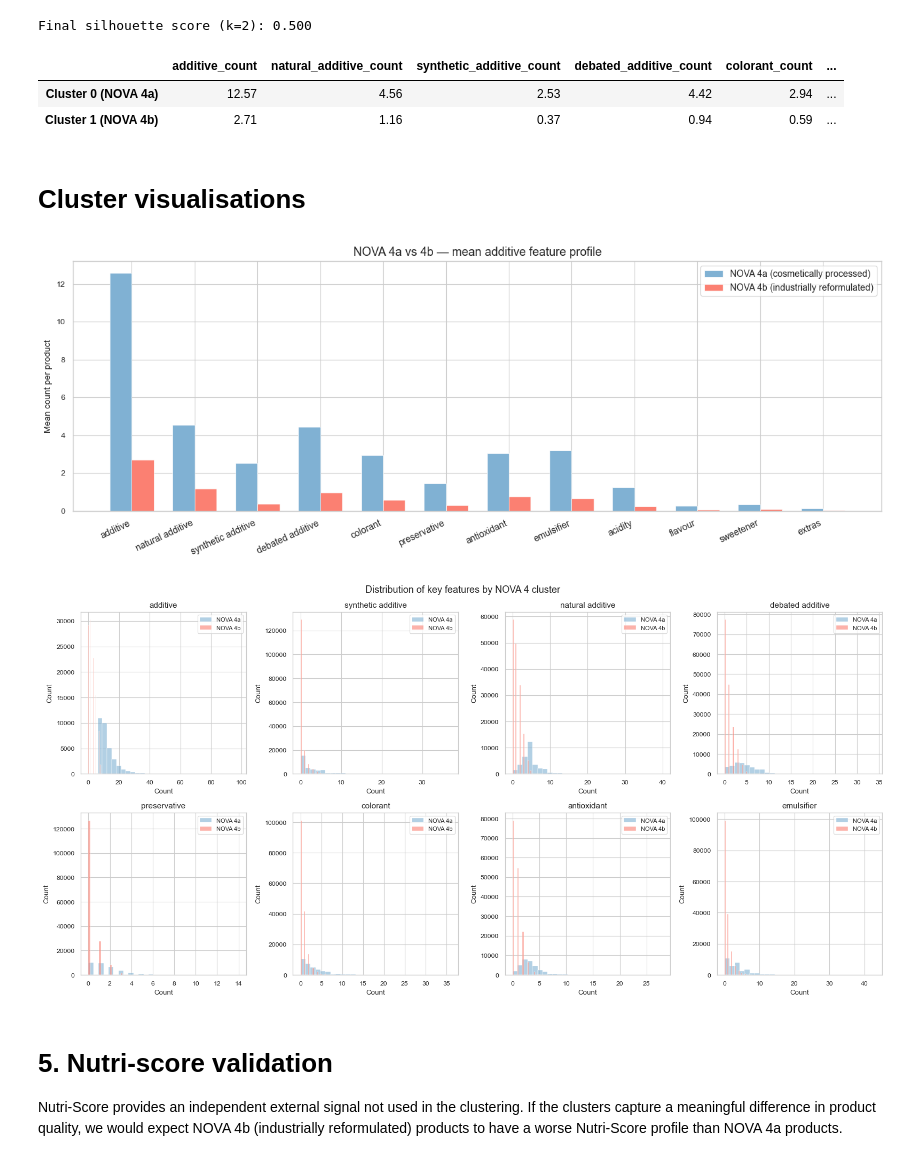
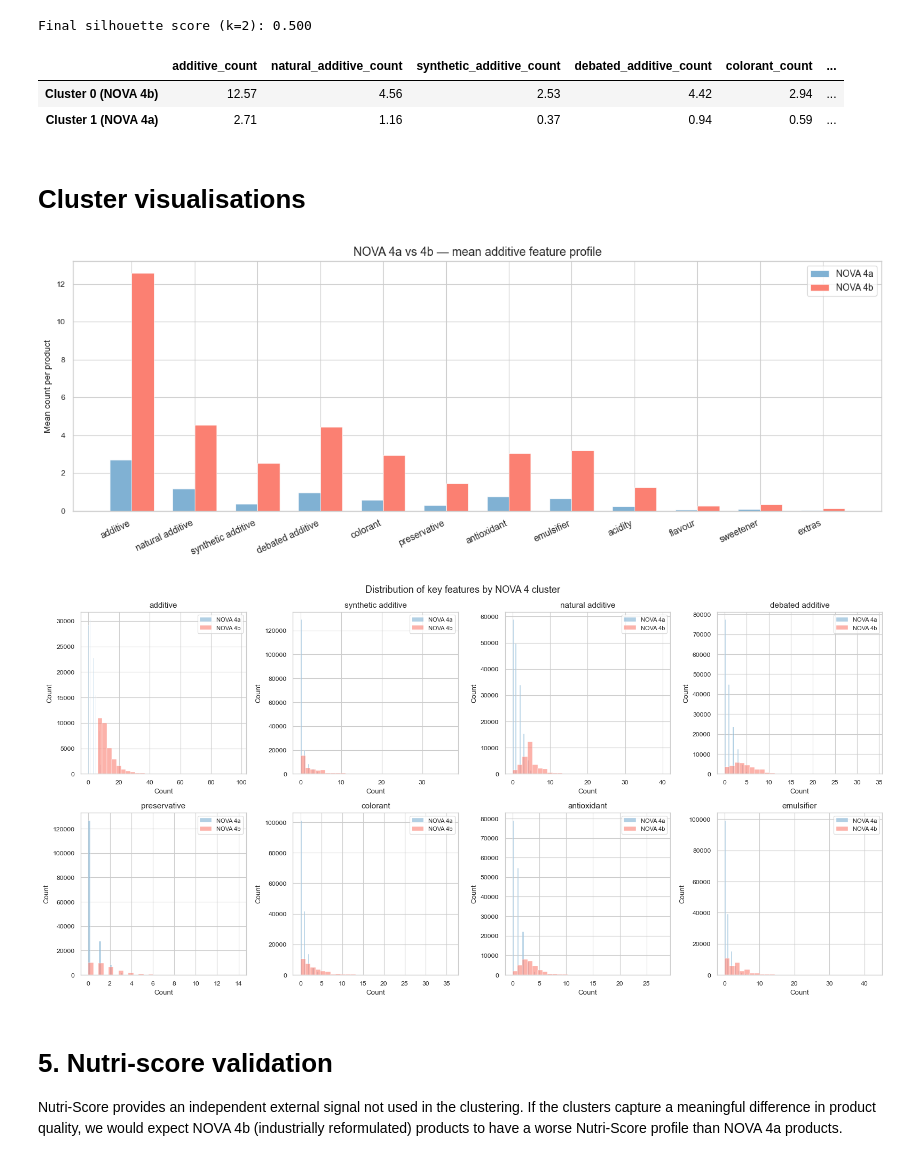
Before and after one commit to SofieBT2/DataScience2026, a Jupyter notebook: src/NOVA4subdivision.ipynb, the cells around one changed output. Cells and saved outputs as stored; diff of their text form; code cells hidden in the pictures.

```diff
--- a/src/NOVA4subdivision.ipynb
+++ b/src/NOVA4subdivision.ipynb
@@ -293,12 +293,12 @@ cluster_centers = pd.DataFrame(
     scaler.inverse_transform(kmeans.cluster_centers_),
     columns=final_feature_cols
 )
-cluster_centers.index = ['Cluster 0 (NOVA 4a)', 'Cluster 1 (NOVA 4b)'] #assigning pseudo-labels
+cluster_centers.index = ['Cluster 0 (NOVA 4b)', 'Cluster 1 (NOVA 4a)'] #assigning pseudo-labels
 cluster_centers.round(2)
 # %% [output]
 |  | additive_count | natural_additive_count | synthetic_additive_count | debated_additive_count | colorant_count | ... |
-| Cluster 0 (NOVA 4a) | 12.57 | 4.56 | 2.53 | 4.42 | 2.94 | ... |
-| Cluster 1 (NOVA 4b) | 2.71 | 1.16 | 0.37 | 0.94 | 0.59 | ... |
+| Cluster 0 (NOVA 4b) | 12.57 | 4.56 | 2.53 | 4.42 | 2.94 | ... |
+| Cluster 1 (NOVA 4a) | 2.71 | 1.16 | 0.37 | 0.94 | 0.59 | ... |
 # %% [markdown]
 # Cluster visualisations
 # %%
@@ -312,38 +312,38 @@ profile_cols = [
     'debated_additive_count',
     'colorant_count',
     'preservative_count',
     'antioxidant_count',
     'emulsifier_count',
     'acidity_count',
     'flavour_count',
     'sweetener_count',
     'extras_count'
 ]
 
 profile = df_nova4.groupby('nova4_cluster')[profile_cols].mean()
 
 x = np.arange(len(profile_cols))
 width = 0.35
 
 fig, ax = plt.subplots(figsize=(13, 5))
-bars0 = ax.bar(x - width/2, profile.loc[0], width,
-               label='NOVA 4a (cosmetically processed)',
+bars0 = ax.bar(x - width/2, profile.loc[1], width,
+               label='NOVA 4a',
                color=set3[4], edgecolor='white', linewidth=0.5)
-bars1 = ax.bar(x + width/2, profile.loc[1], width,
-               label='NOVA 4b (industrially reformulated)',
+bars1 = ax.bar(x + width/2, profile.loc[0], width,
+               label='NOVA 4b',
                color=set3[3], edgecolor='white', linewidth=0.5)
 
 ax.set_xticks(x)
 ax.set_xticklabels([c.replace('_count', '').replace('_', ' ') for c in profile_cols], # making tick labels more smooth
                    rotation=25, ha='right', fontsize=10)
 ax.set_ylabel('Mean count per product')
 ax.set_title('NOVA 4a vs 4b — mean additive feature profile', fontsize=13)
 ax.legend(fontsize=10)
 
 plt.tight_layout()
 plt.show()
 # %% [output]
-[figure, old version]
+[figure, new version]
 # %%
 # Additive count distributions split by cluster for some key columns
 key_count_cols = [
@@ -354,11 +354,11 @@ key_count_cols = [
 fig, axes = plt.subplots(2, 4, figsize=(16, 8))
 fig.suptitle('Distribution of key features by NOVA 4 cluster', fontsize=13)
 
-cluster_colors = {0: set3[4], 1: set3[3]}
-cluster_labels = {0: 'NOVA 4a', 1: 'NOVA 4b'}
+cluster_colors = {0: set3[3], 1: set3[4]}
+cluster_labels = {1: 'NOVA 4a', 0: 'NOVA 4b'}
 
 for ax, col in zip(axes.flatten(), key_count_cols):
-    for cl in [0, 1]:
+    for cl in [1, 0]:
         subset = df_nova4[df_nova4['nova4_cluster'] == cl][col]
         sns.histplot(subset, bins=30, ax=ax, alpha=0.6,
                      color=cluster_colors[cl],
@@ -371,7 +371,7 @@ for ax, col in zip(axes.flatten(), key_count_cols):
 plt.tight_layout()
 plt.show()
 # %% [output]
-[figure, old version]
+[figure, new version]
 # %% [markdown]
 # 5. Nutri-score validation
 
```
Also changed, not shown: parts of 4 cells of this notebook.
